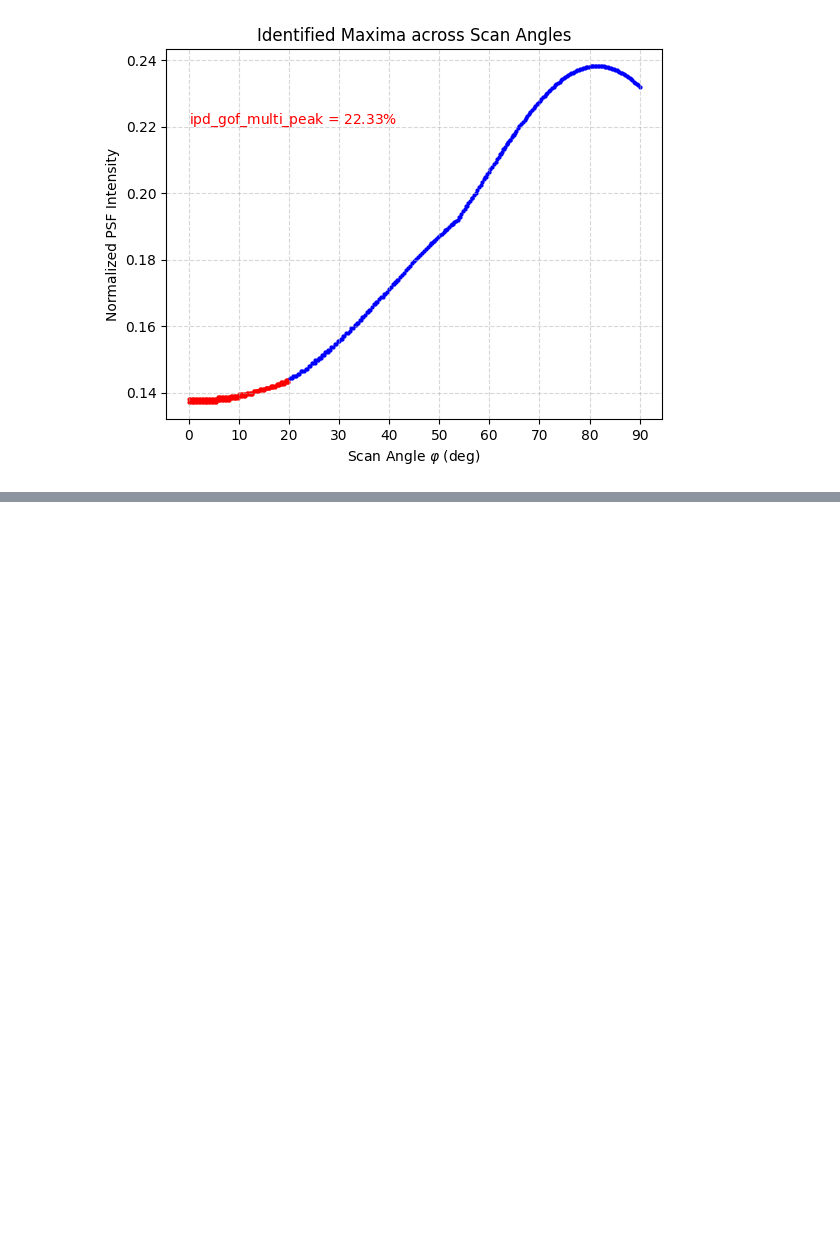
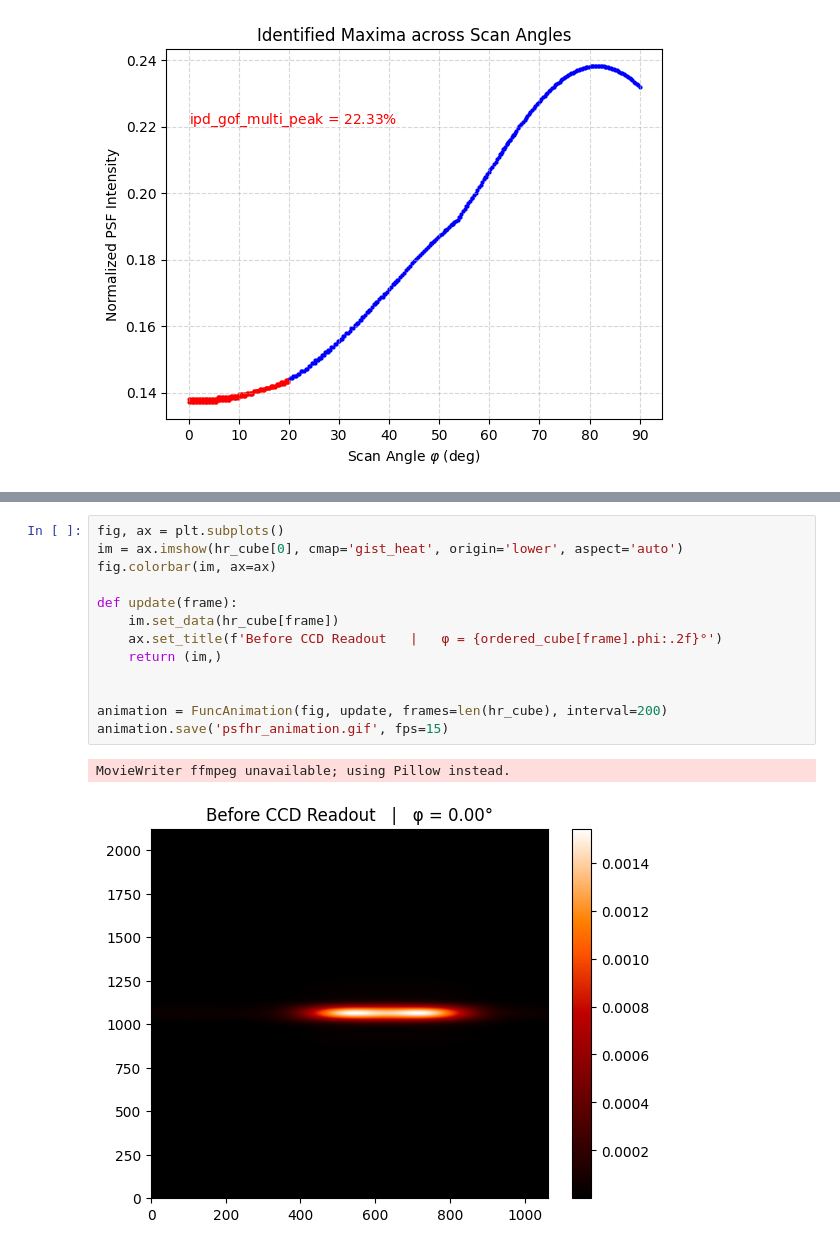
Before and after one commit to pietroferraiuolo/BINCAT, a Jupyter notebook: 03-psf-analysis.ipynb, the cells around one changed output, grey strips where cells are left out. Drawn from its saved outputs; the diff is of its cells as text; blank space fills up the shorter version.

```diff
--- a/03-psf-analysis.ipynb
+++ b/03-psf-analysis.ipynb
@@ -96,0 +156,16 @@ Text(0.5, 1.0, 'Identified Maxima across Scan Angles')
+# %%
+fig, ax = plt.subplots()
+im = ax.imshow(hr_cube[0], cmap='gist_heat', origin='lower', aspect='auto')
+fig.colorbar(im, ax=ax)
+
+def update(frame):
+    im.set_data(hr_cube[frame])
+    ax.set_title(f'Before CCD Readout   |   φ = {ordered_cube[frame].phi:.2f}°')
+    return (im,)
+
+
+animation = FuncAnimation(fig, update, frames=len(hr_cube), interval=200)
+animation.save('psfhr_animation.gif', fps=15)
+# %% [output]
+MovieWriter ffmpeg unavailable; using Pillow instead.
+[figure, added]
```
Also changed, not shown: parts of 7 cells of this notebook, 7 other files.
